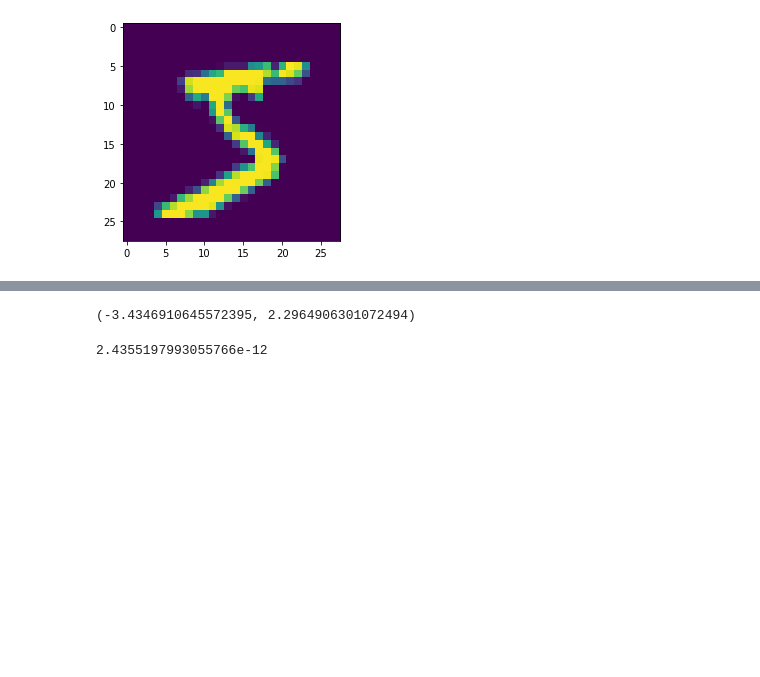
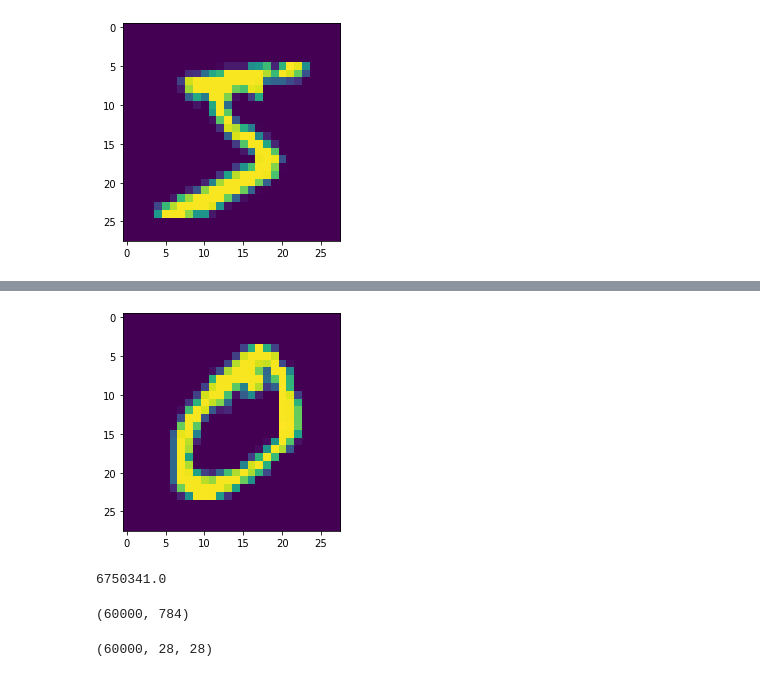
Before and after one commit to karasjoh000/KernelPCA, a Jupyter notebook: h2.ipynb, the cells around one changed output, grey strips where cells are left out. Drawn from its saved outputs; the diff is of its cells as text; code cells hidden in the pictures; blank space fills up the shorter version.

```diff
--- a/h2.ipynb
+++ b/h2.ipynb
@@ -9,10 +9,10 @@ import pandas as pd
 %matplotlib inline
 # %%
 # load the data
-train_x = idx2numpy.convert_from_file('./data/train-images-idx3-ubyte')
-train_y = idx2numpy.convert_from_file('./data/train-labels-idx1-ubyte')
-test_x = idx2numpy.convert_from_file('./data/t10k-images-idx3-ubyte')
-test_y = idx2numpy.convert_from_file('./data/t10k-labels-idx1-ubyte')
+train_x = idx2numpy.convert_from_file('./data/train-images-idx3-ubyte').astype(float)
+train_y = idx2numpy.convert_from_file('./data/train-labels-idx1-ubyte').astype(float)
+test_x = idx2numpy.convert_from_file('./data/t10k-images-idx3-ubyte').astype(float)
+test_y = idx2numpy.convert_from_file('./data/t10k-labels-idx1-ubyte').astype(float)
 # %%
 plt.imshow(train_x[0,:])
 plt.show()
@@ -171,8 +123,15 @@ pd.DataFrame(np.matmul(k, a.T))
-# %%
-(np.matmul(k, a.T).min(), np.matmul(k, a.T).max())
-# %% [output]
-(-3.4346910645572395, 2.2964906301072494)
-# %%
-np.matmul(k, a.T).mean()
-# %% [output]
-2.4355197993055766e-12
+# %%
+i = 1
+plt.imshow(train_x[1,:])
+plt.imshow(train_x[i,:])
+plt.show()
+np.matmul(np.reshape(train_x[1], 28**2).T, np.reshape(train_x[i], 28**2))
+# %% [output]
+[figure, added]
+6750341.0
+# %%
+# reshape all of the data.
+train_x_r = train_x.reshape((60000, 784))
+train_x_r.shape
+# %% [output]
+(60000, 784)
@@ -178,0 +152,4 @@ np.matmul(k, a.T).mean()
+# %%
+train_x.shape
+# %% [output]
+(60000, 28, 28)
```
Also changed, not shown: parts of 8 cells of this notebook, 8 other files.
